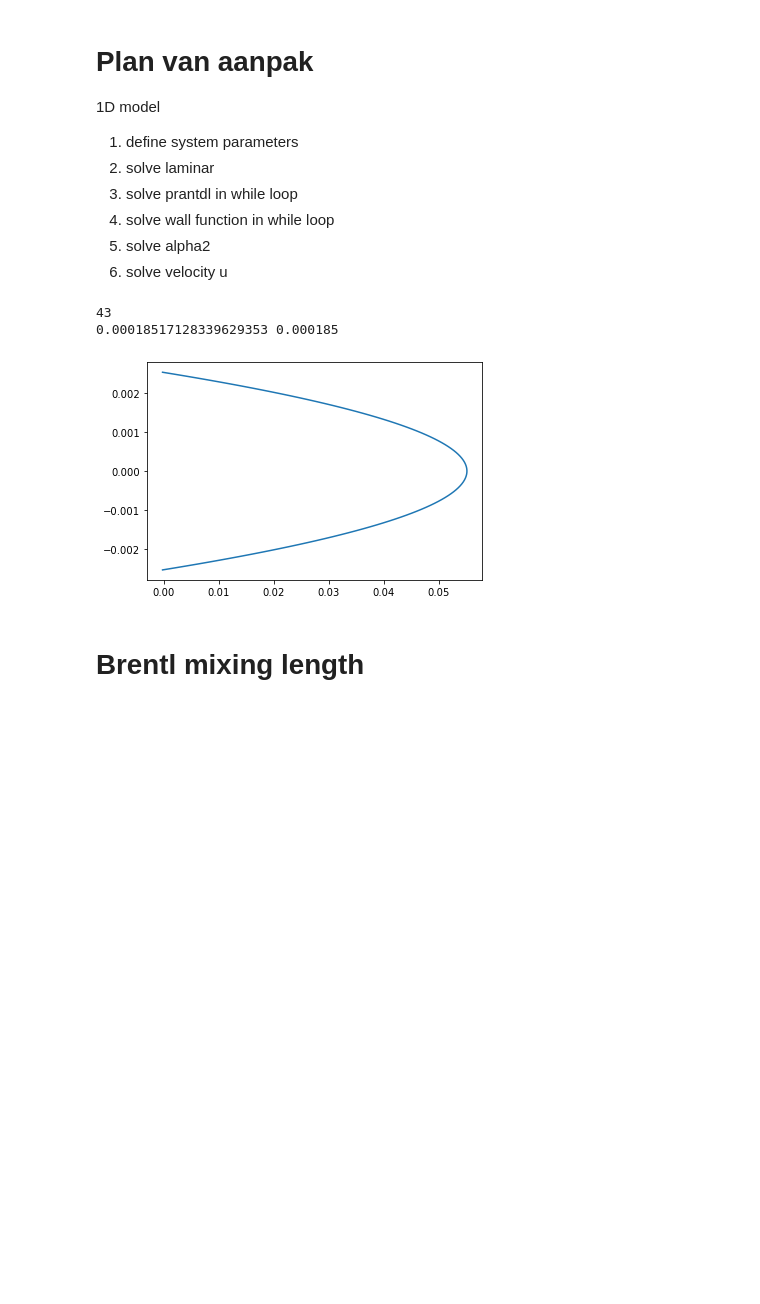
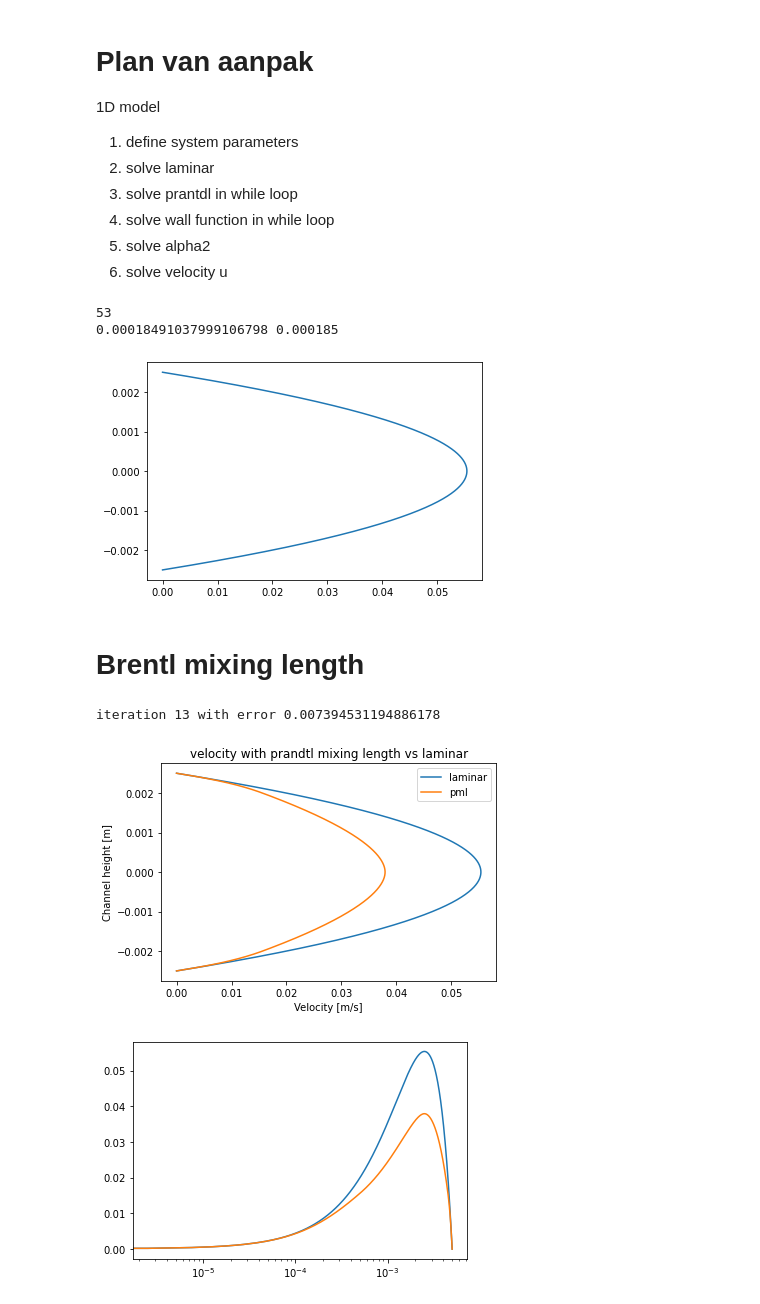
Before and after one commit to Toothpastefairy/comp_multphase_flow, a Jupyter notebook: bloodyguys.ipynb, the cells around one changed output. Drawn from its saved outputs; the diff is of its cells as text; code cells hidden in the pictures; blank space fills up the shorter version.

```diff
--- a/bloodyguys.ipynb
+++ b/bloodyguys.ipynb
@@ -18,7 +18,7 @@ rho_RBC = 1096 # kg/m3
 diameter_RBC = 8e-6 # m
 
 y_end = 5e-3 # m
-Ny = 100
+Ny = 1000
 
 boundary_condition = [1, 1]
 blood_flow_rate = 20e-3 # m/s  # moet gecheckt worden
@@ -80,8 +80,8 @@ print(len(switch))
 plt.plot(velocity, system.y)
 print(Q, Q_des)
 # %% [output]
-43
-0.00018517128339629353 0.000185
+53
+0.00018491037999106798 0.000185
 [figure]
 # %% [markdown]
 # Brentl mixing length
@@ -95,31 +95,40 @@ eps = 0.01
 error = 1
 i = 0
 
 # Looping till solution converges
 while error > eps:
     velocity = velocity_new
 
     # Calculate new effective viscosity
     mu_Prandtl = system.calc_mu_Prandtl(velocity, argument_type)
 
     # Calculate ensuing velocity
     velocity_new = system.simulate(mu_Prandtl)
 
     error = np.sum(np.abs((velocity_new - velocity) / velocity))
     i+=1
     print("iteration", i, "with error", error, end='\r')
 
     if i > 2000:
         print("Oh nyo, it's bwoken")
         break
 
 velocity_turbulent = velocity_new
 mu_turbulent = mu_Prandtl
 
 plt.plot(velocity_laminar, system.y, label="laminar")
-plt.plot(velocity_new, system.y, label="pml")
+plt.plot(velocity_turbulent, system.y, label="pml")
 plt.title("velocity with prandtl mixing length vs laminar")
 plt.xlabel('Velocity [m/s]')
 plt.ylabel('Channel height [m]')
 plt.legend()
 plt.show()
+
+# Check for log region
+plt.plot(system.y + system.y_end / 2, velocity_laminar)
+plt.plot(system.y + system.y_end / 2, velocity_turbulent)
+plt.xscale("log")
+# %% [output]
+iteration 13 with error 0.007394531194886178
+[figure, added]
+[figure, added]
```
Also changed, not shown: parts of 4 cells of this notebook.
